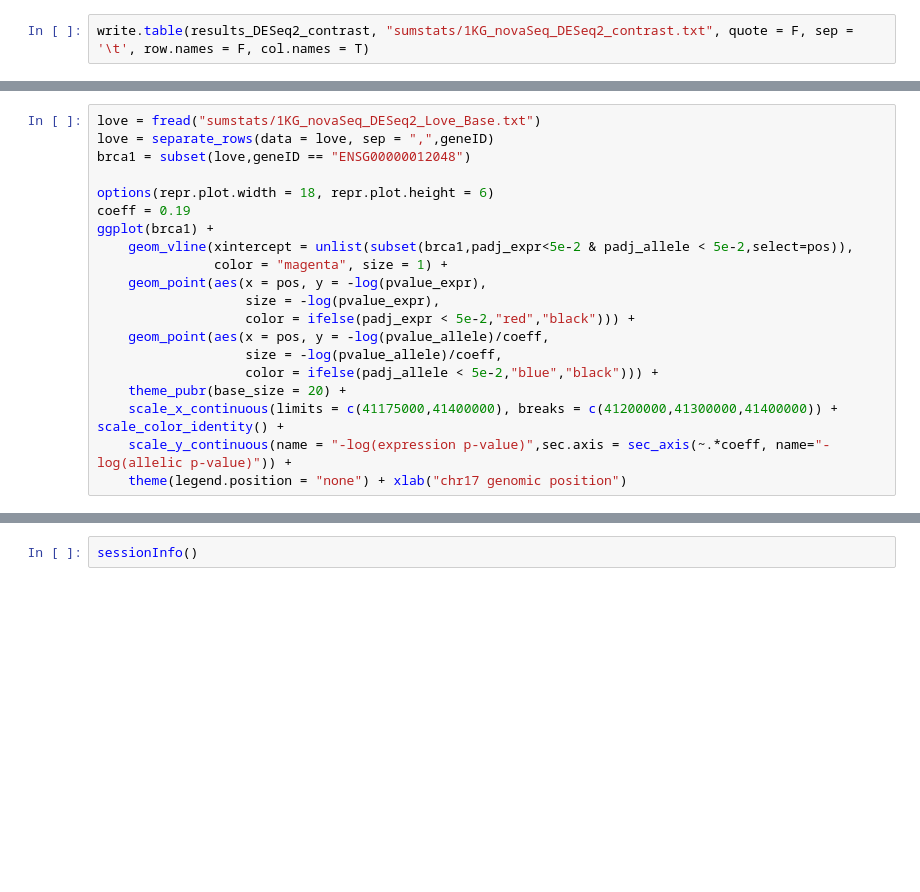
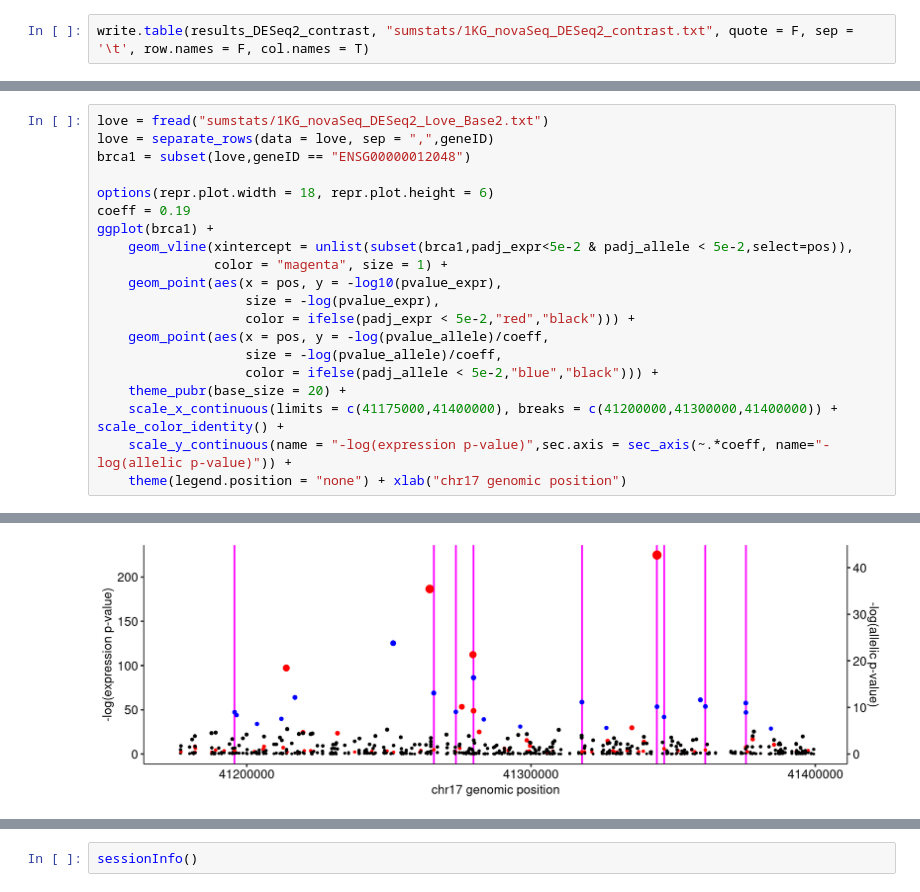
Before and after one commit to nsabell/mpra-v2, a Jupyter notebook: notebooks/section2-model-inference.ipynb, the cells around one changed output, grey strips where cells are left out. Saved outputs shown, nothing was run; the diff lists cells and outputs as text; blank space fills up the shorter version.

```diff
--- a/notebooks/section2-model-inference.ipynb
+++ b/notebooks/section2-model-inference.ipynb
@@ -141,5 +143,5 @@ write.table(results_DESeq2_contrast, "sumstats/1KG_novaSeq_DESeq2_contrast.txt",
 # %%
-love = fread("sumstats/1KG_novaSeq_DESeq2_Love_Base.txt")
+love = fread("sumstats/1KG_novaSeq_DESeq2_Love_Base2.txt")
 love = separate_rows(data = love, sep = ",",geneID)
 brca1 = subset(love,geneID == "ENSG00000012048")
 
@@ -148,7 +150,7 @@ coeff = 0.19
 ggplot(brca1) +
     geom_vline(xintercept = unlist(subset(brca1,padj_expr<5e-2 & padj_allele < 5e-2,select=pos)),
                color = "magenta", size = 1) +
-    geom_point(aes(x = pos, y = -log(pvalue_expr),
+    geom_point(aes(x = pos, y = -log10(pvalue_expr),
                    size = -log(pvalue_expr),
                    color = ifelse(padj_expr < 5e-2,"red","black"))) +
     geom_point(aes(x = pos, y = -log(pvalue_allele)/coeff,
@@ -158,3 +160,4 @@ ggplot(brca1) +
     scale_x_continuous(limits = c(41175000,41400000), breaks = c(41200000,41300000,41400000)) + scale_color_identity() +
     scale_y_continuous(name = "-log(expression p-value)",sec.axis = sec_axis(~.*coeff, name="-log(allelic p-value)")) +
     theme(legend.position = "none") + xlab("chr17 genomic position")
+# %% [output]
@@ -161,3 +168,4 @@ ggplot(brca1) +
+[figure, added]
 # %%
 love = fread("sumstats/1KG_novaSeq_DESeq2_Love_Base.txt")
 love = separate_rows(data = love, sep = ",",geneID)
```
Also changed, not shown: parts of 5 cells of this notebook, 1 other file.
